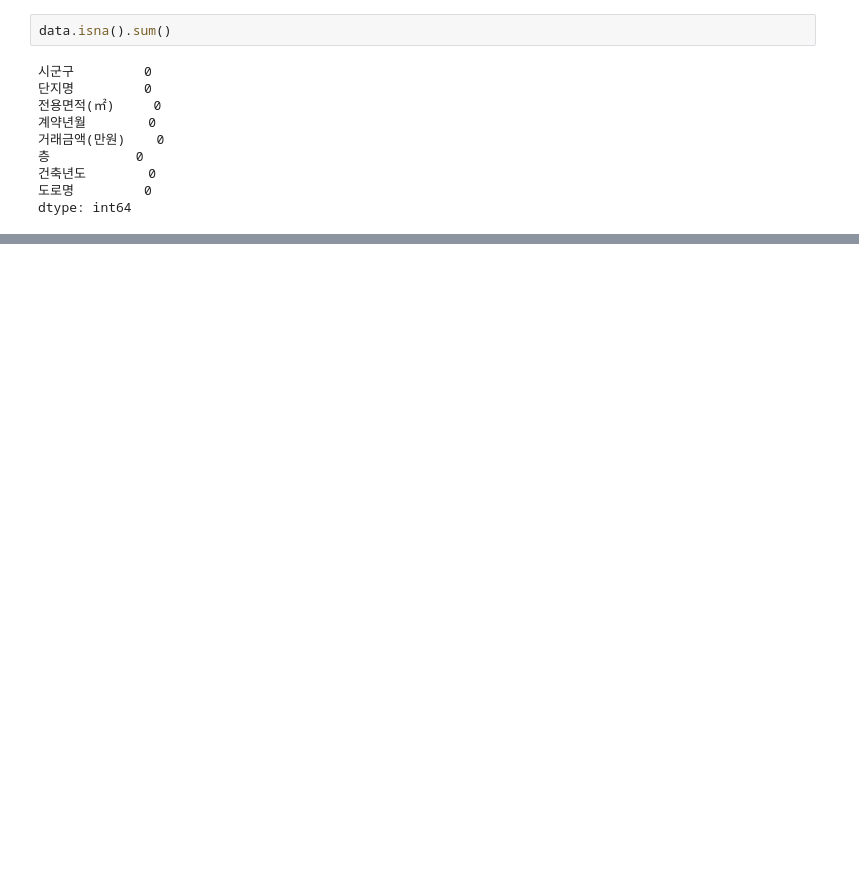
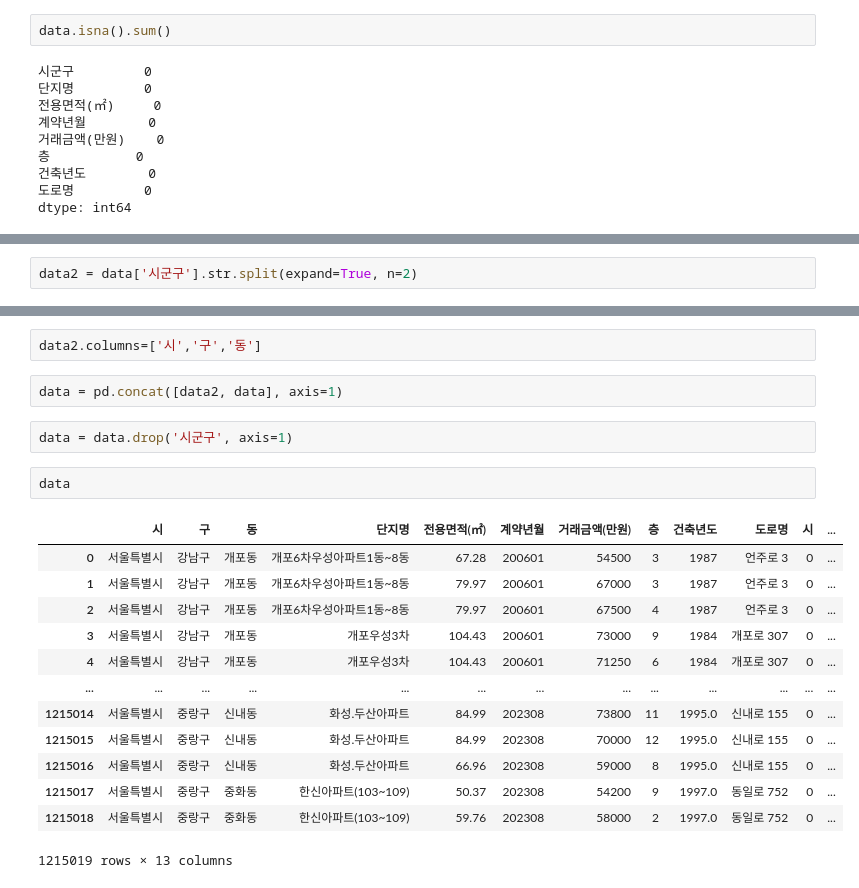
Before and after one commit to HyunahKim1111/himedia_jupyter_files, a Jupyter notebook: 나홀로연습03_부동산실거래.ipynb, the cells around one changed output, grey strips where cells are left out. Cells and saved outputs as stored; diff of their text form; blank space fills up the shorter version.

```diff
--- a/나홀로연습03_부동산실거래.ipynb
+++ b/나홀로연습03_부동산실거래.ipynb
@@ -284,0 +243,2 @@ data2.head(10)
+# %%
+data2 = data['시군구'].str.split(expand=True, n=2)
@@ -284,0 +261,22 @@ data2.head(10)
+# %%
+data2.columns=['시','구','동']
+# %%
+data = pd.concat([data2, data], axis=1)
+# %%
+data = data.drop('시군구', axis=1)
+# %%
+data
+# %% [output]
+|  | 시 | 구 | 동 | 단지명 | 전용면적(㎡) | 계약년월 | 거래금액(만원) | 층 | 건축년도 | 도로명 | 시 | ... |
+| 0 | 서울특별시 | 강남구 | 개포동 | 개포6차우성아파트1동~8동 | 67.28 | 200601 | 54500 | 3 | 1987 | 언주로 3 | 0 | ... |
+| 1 | 서울특별시 | 강남구 | 개포동 | 개포6차우성아파트1동~8동 | 79.97 | 200601 | 67000 | 3 | 1987 | 언주로 3 | 0 | ... |
+| 2 | 서울특별시 | 강남구 | 개포동 | 개포6차우성아파트1동~8동 | 79.97 | 200601 | 67500 | 4 | 1987 | 언주로 3 | 0 | ... |
+| 3 | 서울특별시 | 강남구 | 개포동 | 개포우성3차 | 104.43 | 200601 | 73000 | 9 | 1984 | 개포로 307 | 0 | ... |
+| 4 | 서울특별시 | 강남구 | 개포동 | 개포우성3차 | 104.43 | 200601 | 71250 | 6 | 1984 | 개포로 307 | 0 | ... |
+| ... | ... | ... | ... | ... | ... | ... | ... | ... | ... | ... | ... | ... |
+| 1215014 | 서울특별시 | 중랑구 | 신내동 | 화성.두산아파트 | 84.99 | 202308 | 73800 | 11 | 1995.0 | 신내로 155 | 0 | ... |
+| 1215015 | 서울특별시 | 중랑구 | 신내동 | 화성.두산아파트 | 84.99 | 202308 | 70000 | 12 | 1995.0 | 신내로 155 | 0 | ... |
+| 1215016 | 서울특별시 | 중랑구 | 신내동 | 화성.두산아파트 | 66.96 | 202308 | 59000 | 8 | 1995.0 | 신내로 155 | 0 | ... |
+| 1215017 | 서울특별시 | 중랑구 | 중화동 | 한신아파트(103~109) | 50.37 | 202308 | 54200 | 9 | 1997.0 | 동일로 752 | 0 | ... |
+| 1215018 | 서울특별시 | 중랑구 | 중화동 | 한신아파트(103~109) | 59.76 | 202308 | 58000 | 2 | 1997.0 | 동일로 752 | 0 | ... |
+1215019 rows × 13 columns
```
Also changed, not shown: parts of 13 cells of this notebook, 1 other file.
